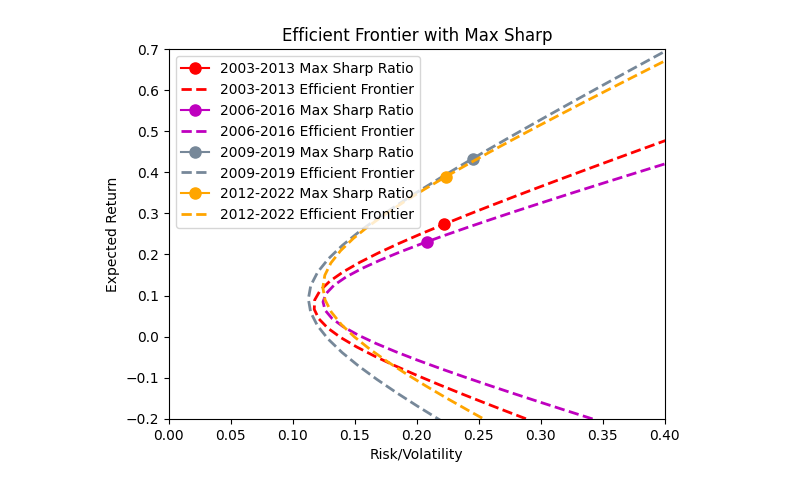
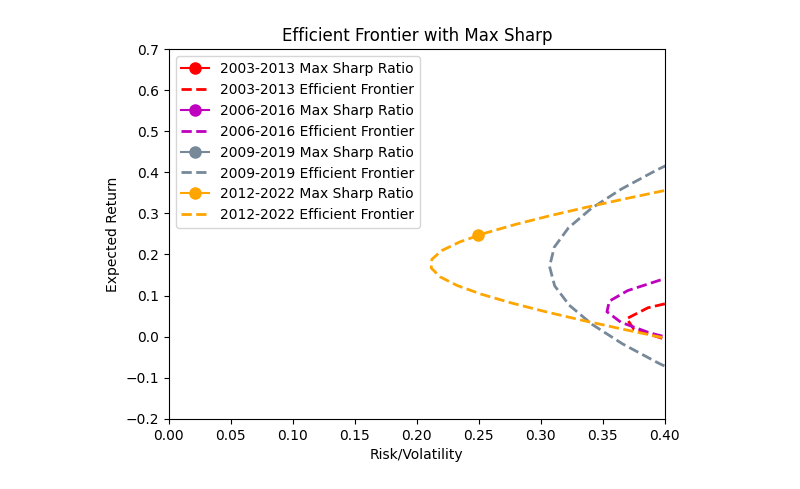
Before and after one commit to NicolaiVArends/BachelorThesis, a Jupyter notebook: optimising_portfolio.ipynb, the cells around one changed output. Saved outputs shown, nothing was run; the diff lists cells and outputs as text; code cells hidden in the pictures.

```diff
--- a/optimising_portfolio.ipynb
+++ b/optimising_portfolio.ipynb
@@ -14,7 +8,7 @@ import yfinance as yf
 from scipy.optimize import Bounds, LinearConstraint
 from pypfopt.expected_returns import mean_historical_return
 # %%
-esg_data = esg_score_weight(pd.read_excel('data/ESG_DATA.xlsx'), np.array([1,1,1]), 1000.0)
+esg_data = esg_score_weight(pd.read_excel('data/ESG_DATA.xlsx'), np.array([1/3,1/3,1/3]), 1200.0)
 full_data = stock_monthly_close(esg_data, dates=('2003-01-01','2023-01-01'))
 prices, esg = seperate_full_data(full_data)
 #prices = currency_rates(prices)
@@ -38,5 +30,5 @@ esg_data
 | 272 | DK0060094928 | DKK | Ørsted A/S | AA | Excellent | 693 | ... |
 | 276 | DK0010267129 | DKK | Raytheon Technologies Corporation | A | High | 565 | ... |
 # %%
-prices = filter_prices(prices, 0, 10)
+prices = filter_prices(prices, 0, 230)
 returns_pct_change = pct_returns_from_prices(prices)
@@ -58,3 +67,3 @@ rolling_window_expected_return(returns_pct_change)
 # %%
-parameters = rolling_window_efficient_frontier(returns_pct_change)
+parameters1 = rolling_window_efficient_frontier(returns_pct_change)
 # %% [output]
@@ -78,7 +177,7 @@ Max. Sharpe Ratio = 1.44 => Return: 29.48%  Risk: 20.494%
 # %%
-plot_efficient_frontier(parameters)
+plot_efficient_frontier(parameters1)
 # %% [output]
-[figure, old version]
+[figure, new version]
 # %%
 parameters = []
 for i in range(0, 11):
```
Also changed, not shown: parts of 13 cells of this notebook, 7 other files.
